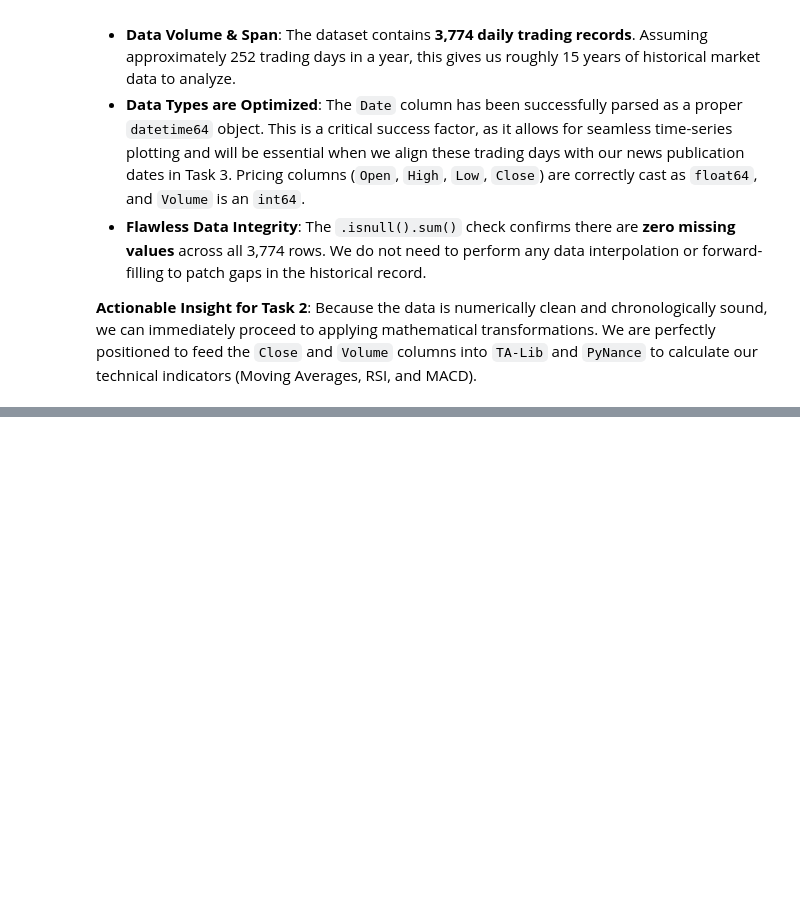
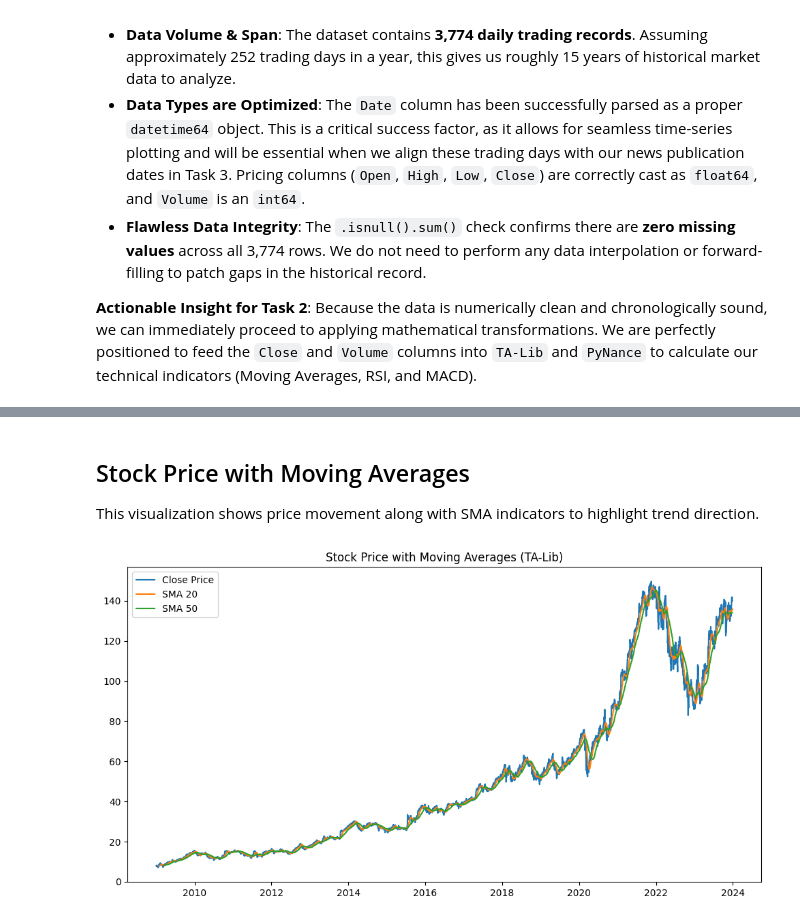
Before and after one commit to tsi122124/nova-financial-analysis, a Jupyter notebook: notebooks/task2_google_analysis.ipynb, the cells around one changed output, grey strips where cells are left out. Saved outputs shown, nothing was run; the diff lists cells and outputs as text; code cells hidden in the pictures; blank space fills up the shorter version.

Commit message:
fix: implement TA-Lib indicators and improve project documentation

```diff
--- a/notebooks/task2_google_analysis.ipynb
+++ b/notebooks/task2_google_analysis.ipynb
@@ -164,5 +88,0 @@ We compute additional financial metrics such as returns and volatility to unders
-# %%
-df["Returns"] = df["Close"].pct_change()
-df["Volatility"] = df["Returns"].rolling(20).std()
-
-df.head()
@@ -243,0 +99,3 @@ We have successfully computed the daily `Returns` metric, which serves as the ul
+# %%
+df["SMA_20"] = ta.SMA(df["Close"], timeperiod=20)
+df["SMA_50"] = ta.SMA(df["Close"], timeperiod=50)
@@ -243,0 +118,2 @@ We have successfully computed the daily `Returns` metric, which serves as the ul
+# %%
+df["EMA_20"] = ta.EMA(df["Close"], timeperiod=20)
@@ -243,0 +135,2 @@ We have successfully computed the daily `Returns` metric, which serves as the ul
+# %%
+df["RSI"] = ta.RSI(df["Close"], timeperiod=14)
@@ -243,0 +175,16 @@ We have successfully computed the daily `Returns` metric, which serves as the ul
+# %% [markdown]
+## Stock Price with Moving Averages
+
+This visualization shows price movement along with SMA indicators to highlight trend direction.
+# %%
+import matplotlib.pyplot as plt
+
+plt.figure(figsize=(12,6))
+plt.plot(df["Date"], df["Close"], label="Close Price")
+plt.plot(df["Date"], df["SMA_20"], label="SMA 20")
+plt.plot(df["Date"], df["SMA_50"], label="SMA 50")
+plt.legend()
+plt.title("Stock Price with Moving Averages (TA-Lib)")
+plt.show()
+# %% [output]
+[figure, added]
```
Also changed, not shown: parts of 35 cells of this notebook, 1 other file.
